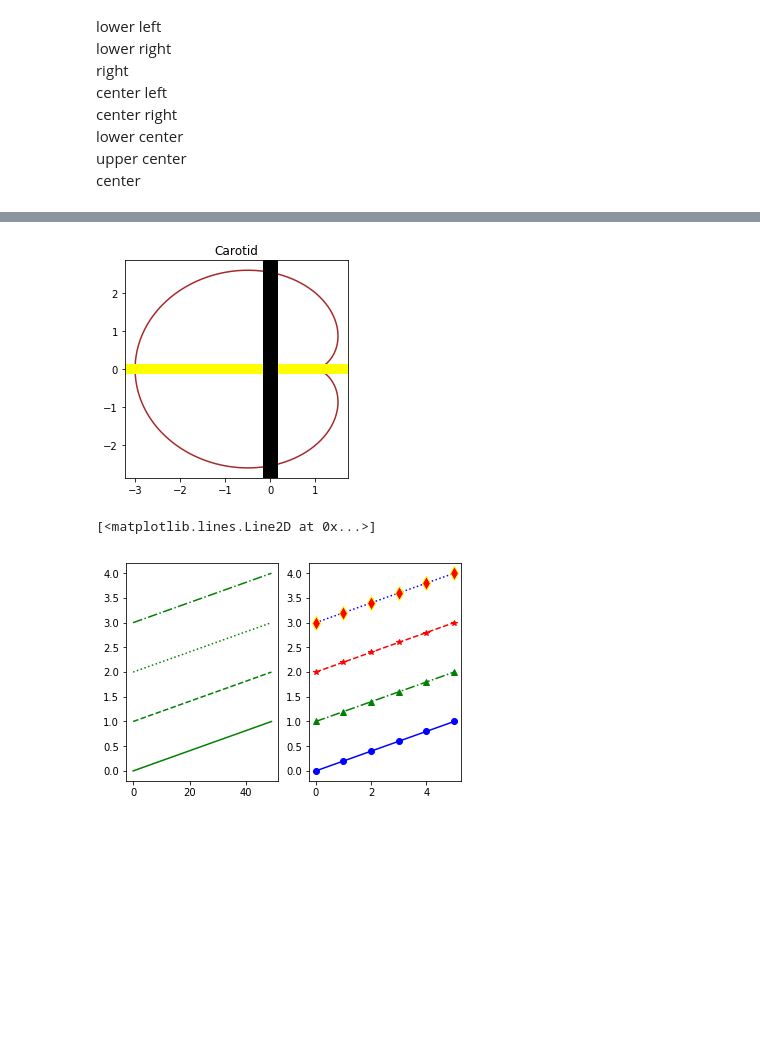
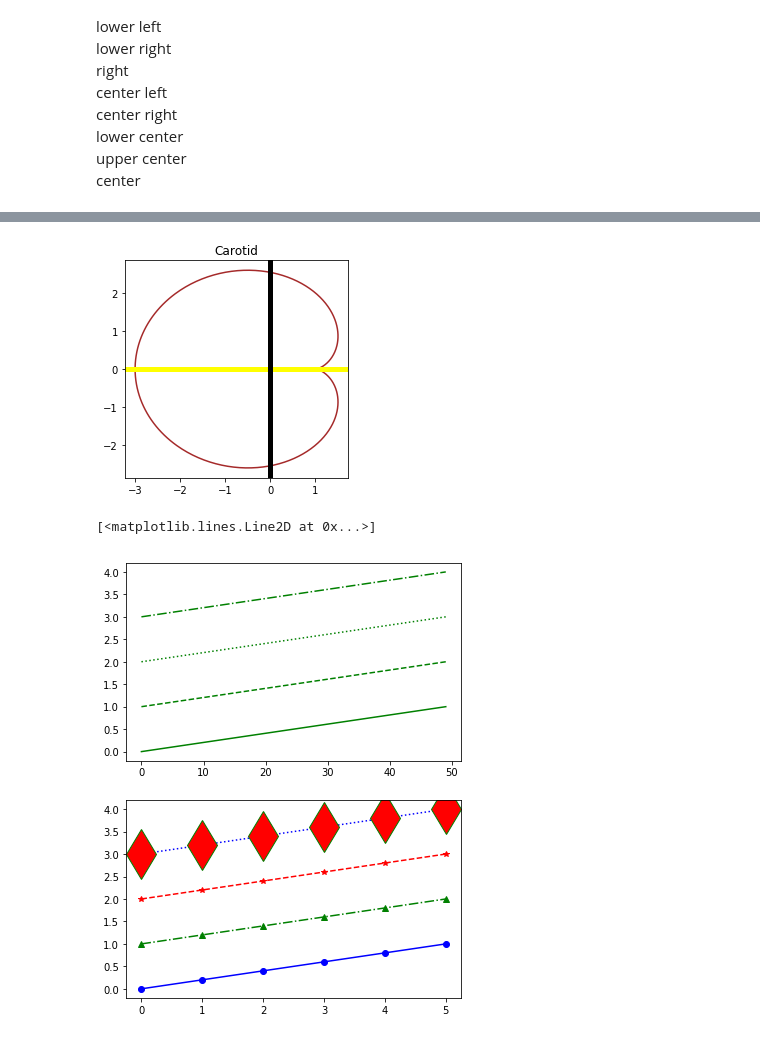
Before and after one commit to balajidileepkumar/Python_MachineLearning, a Jupyter notebook: Chapter-10-MatPlotLib.ipynb, the cells around one changed output, grey strips where cells are left out. Drawn from its saved outputs; the diff is of its cells as text; code cells hidden in the pictures; blank space fills up the shorter version.

```diff
--- a/Chapter-10-MatPlotLib.ipynb
+++ b/Chapter-10-MatPlotLib.ipynb
@@ -485,36 +491,40 @@ tvalues = np.linspace(-np.pi, np.pi, 500)
 xvalues = 2*np.cos(tvalues)-np.cos(2*tvalues)
 yvalues = 2*np.sin(tvalues)-np.sin(2*tvalues)
 plt.plot(xvalues, yvalues, color='brown')
-plt.axhline(0, color='yellow', lw=10)
-plt.axvline(0, color='black', lw=15)
+plt.axhline(0, color='yellow', lw=5)
+plt.axvline(0, color='black', lw=5)
 plt.title('Carotid')
 #plt.show()
 #plt.close()
+#plt.savefig('carotid.png', bbox_inches='tight', pad_inches = 20)
+plt.savefig('carotid2.png', bbox_inches='tight', pad_inches = 20)
+
+plt.savefig('carotid1.png')
 plt.savefig('carotid.png', bbox_inches='tight')
-plt.savefig('carotid1.png')
 
 #plt.savefig(r'C:\Users\BDreamz\Documents\PythonNoteBooks\myimage.png', bbox_inches='tight')
 # %% [output]
-[figure, old version]
+[figure, new version]
 # %%
-# plt.figure(figsize=(8,4))
-plt.subplot(1, 2, 1)
+plt.figure(figsize=(6,8))
+plt.subplot(2, 1, 1)
 xvalues = np.linspace(0, 1, 50)
 plt.plot(xvalues, ls = '-', color='green')
 plt.plot(xvalues + 1, ls = '--', color='green')
 plt.plot(xvalues + 2, ls = ':', color='green')
 plt.plot(xvalues + 3, ls = '-.', color='green')
-plt.subplot(1, 2, 2)
+#plt.plot(xvalues , xvalues + 1, ls = '-.', color='blue')
+plt.subplot(2, 1, 2)
 xvalues = np.linspace(0, 1, 6)
 plt.plot(xvalues, marker = 'o', ls='-', color='blue')
 plt.plot(xvalues + 1, marker = '^', ls='-.', color='green')
 plt.plot(xvalues + 2, marker = '*', ls='--', color='red')
-plt.plot(xvalues + 3, marker = 'd', ls=':', color='blue',mec='yellow', mfc='red', ms=10.0)
+plt.plot(xvalues + 3, marker = 'd', ls=':', color='blue',mec='green', mfc='red', ms=35.0)
 #mec --> marker edge color
 #mfc --> marker fill color
 #ms --> marker size
 #ls --> line style
 # %% [output]
 [<matplotlib.lines.Line2D at 0x...>]
-[figure, old version]
+[figure, new version]
 # %%
```
Also changed, not shown: parts of 14 cells of this notebook, 14 other files.
